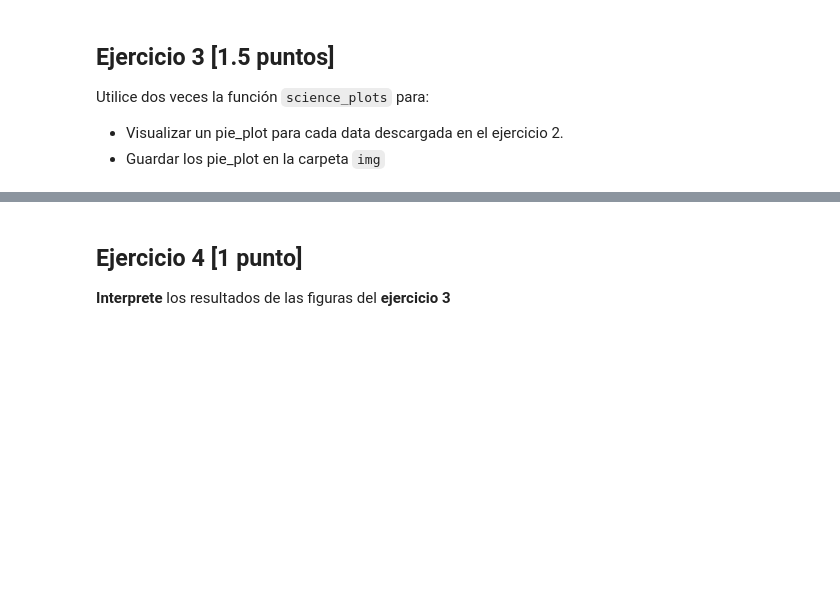
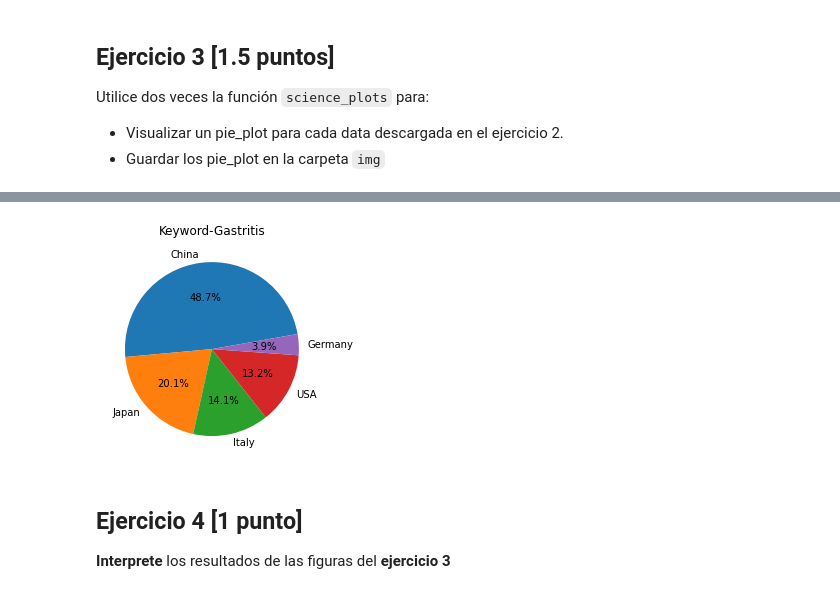
Before and after one commit to emilymontesdeoca/-GBI6_ExamenPython_, a Jupyter notebook: 2022I_GBI6G01_ExamenPython.ipynb, the cells around one changed output, grey strips where cells are left out. Drawn from its saved outputs; the diff is of its cells as text; code cells hidden in the pictures; blank space fills up the shorter version.

```diff
--- a/2022I_GBI6G01_ExamenPython.ipynb
+++ b/2022I_GBI6G01_ExamenPython.ipynb
@@ -107,3 +129,13 @@
+# %%
+import matplotlib.pyplot as plt
+labels = 'China', 'Japan', 'Italy', 'USA', 'Germany'
+sizes = [3127, 1290, 905, 850, 252]
+fig1, x1 = plt.subplots()
+x1.pie(sizes, labels=labels, autopct='%1.1f%%', startangle=10)
+plt.title("Keyword-Gastritis")
+plt.savefig("img/autores_Gastritis.jpg")
+# %% [output]
+[figure, added]
 # %% [markdown]
 ## Ejercicio 4 [1 punto]
 
```
Also changed, not shown: parts of 6 cells of this notebook, 4 other files.
